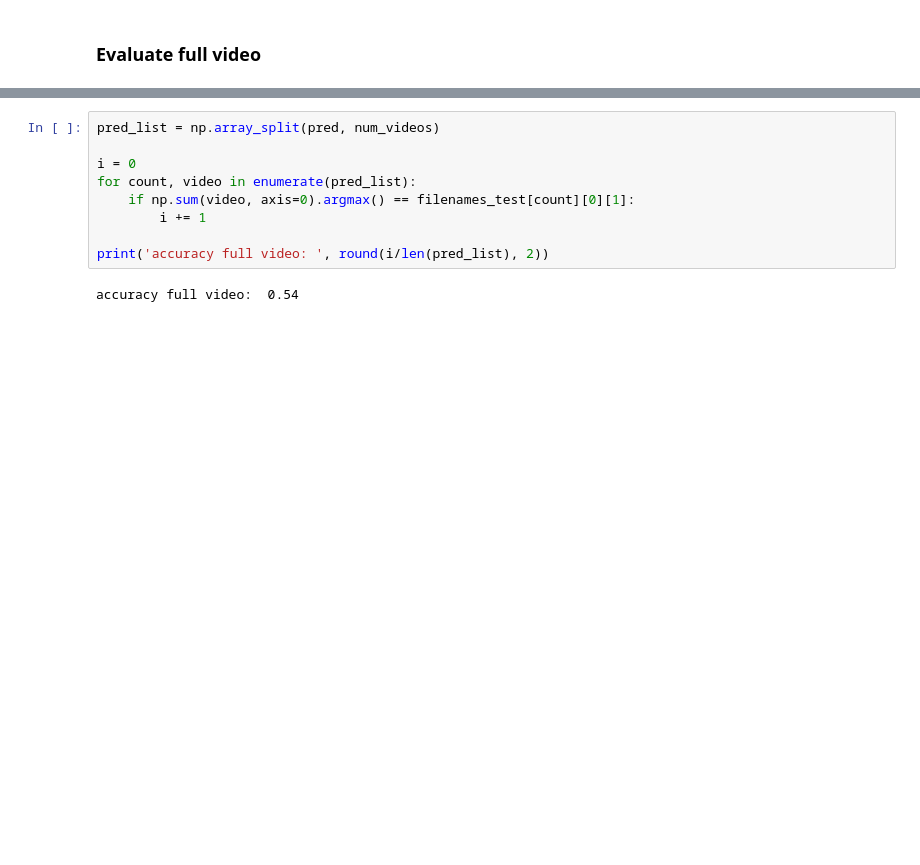
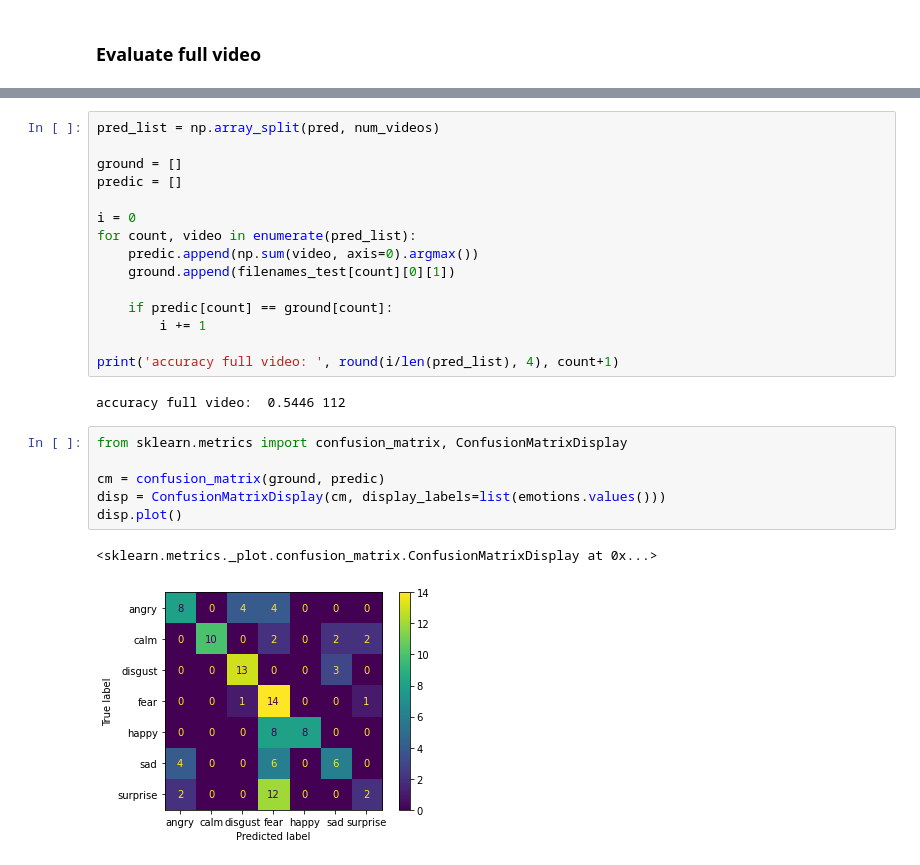
Before and after one commit to gianscuri/Emotion-Recognition_SER-FER_RAVDESS, a Jupyter notebook: video_stream_test.ipynb, the cells around one changed output, grey strips where cells are left out. Cells and saved outputs as stored; diff of their text form; blank space fills up the shorter version.

```diff
--- a/video_stream_test.ipynb
+++ b/video_stream_test.ipynb
@@ -192,11 +202,26 @@ array([8.7508876e-03, 2.8964874e-01, 1.2675066e-01, 1.8776638e+01,
 # %%
 pred_list = np.array_split(pred, num_videos)
 
+ground = []
+predic = []
+
 i = 0
 for count, video in enumerate(pred_list):
-    if np.sum(video, axis=0).argmax() == filenames_test[count][0][1]:
+    predic.append(np.sum(video, axis=0).argmax())
+    ground.append(filenames_test[count][0][1])
+
+    if predic[count] == ground[count]:
         i += 1
 
-print('accuracy full video: ', round(i/len(pred_list), 2))
+print('accuracy full video: ', round(i/len(pred_list), 4), count+1)
 # %% [output]
-accuracy full video:  0.54
+accuracy full video:  0.5446 112
+# %%
+from sklearn.metrics import confusion_matrix, ConfusionMatrixDisplay
+
+cm = confusion_matrix(ground, predic)
+disp = ConfusionMatrixDisplay(cm, display_labels=list(emotions.values()))
+disp.plot()
+# %% [output]
+<sklearn.metrics._plot.confusion_matrix.ConfusionMatrixDisplay at 0x...>
+[figure, added]
```
Also changed, not shown: parts of 8 cells of this notebook, 1 other file.
